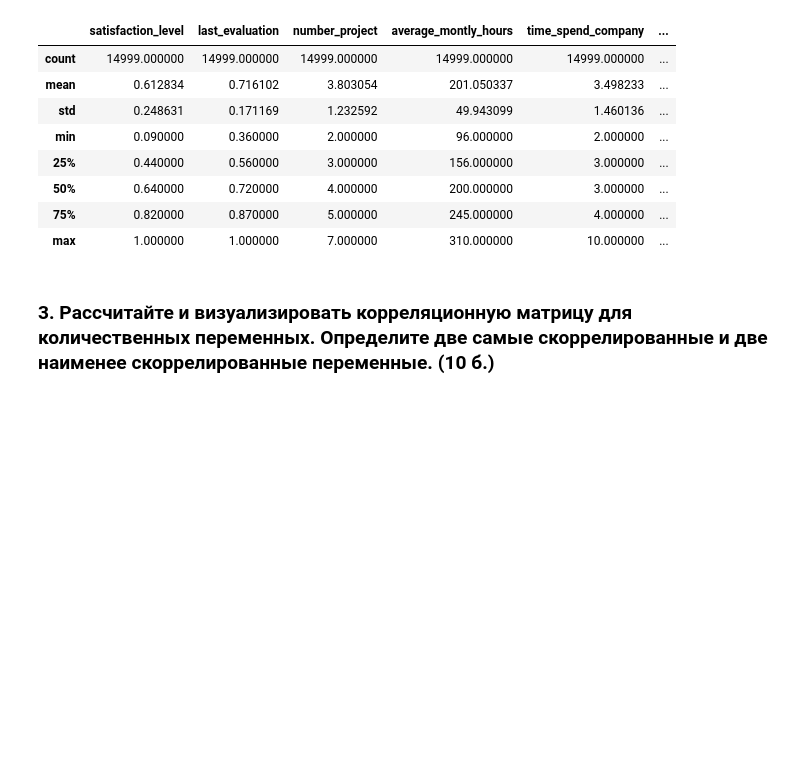
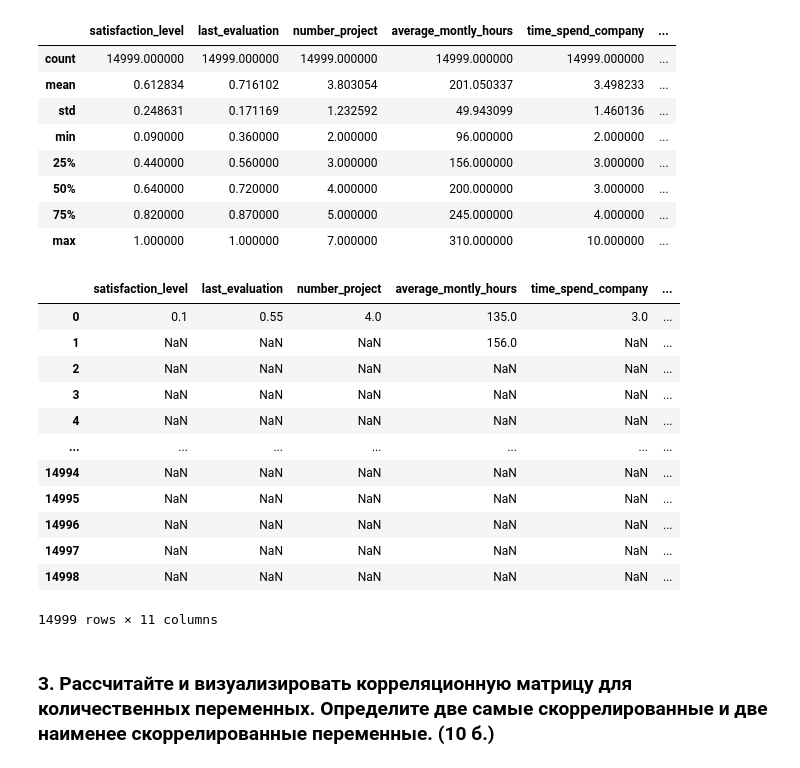
Before and after one commit to SergioMoys/Python_Openbank, a Jupyter notebook: DZ/DIPLOMA.ipynb, the cells around one changed output. Saved outputs shown, nothing was run; the diff lists cells and outputs as text; code cells hidden in the pictures; blank space fills up the shorter version.

```diff
--- a/DZ/DIPLOMA.ipynb
+++ b/DZ/DIPLOMA.ipynb
@@ -48,5 +48,21 @@ data_frame.describe()
 | 50% | 0.640000 | 0.720000 | 4.000000 | 200.000000 | 3.000000 | ... |
 | 75% | 0.820000 | 0.870000 | 5.000000 | 245.000000 | 4.000000 | ... |
 | max | 1.000000 | 1.000000 | 7.000000 | 310.000000 | 10.000000 | ... |
+# %%
+data_frame.mode()
+# %% [output]
+|  | satisfaction_level | last_evaluation | number_project | average_montly_hours | time_spend_company | ... |
+| 0 | 0.1 | 0.55 | 4.0 | 135.0 | 3.0 | ... |
+| 1 | NaN | NaN | NaN | 156.0 | NaN | ... |
+| 2 | NaN | NaN | NaN | NaN | NaN | ... |
+| 3 | NaN | NaN | NaN | NaN | NaN | ... |
+| 4 | NaN | NaN | NaN | NaN | NaN | ... |
+| ... | ... | ... | ... | ... | ... | ... |
+| 14994 | NaN | NaN | NaN | NaN | NaN | ... |
+| 14995 | NaN | NaN | NaN | NaN | NaN | ... |
+| 14996 | NaN | NaN | NaN | NaN | NaN | ... |
+| 14997 | NaN | NaN | NaN | NaN | NaN | ... |
+| 14998 | NaN | NaN | NaN | NaN | NaN | ... |
+14999 rows × 11 columns
 # %% [markdown]
 ### 3. Рассчитайте и визуализировать корреляционную матрицу для количественных переменных. Определите две самые скоррелированные и две наименее скоррелированные переменные. (10 б.)
```
Also changed, not shown: parts of 1 cell of this notebook, 1 other file.
